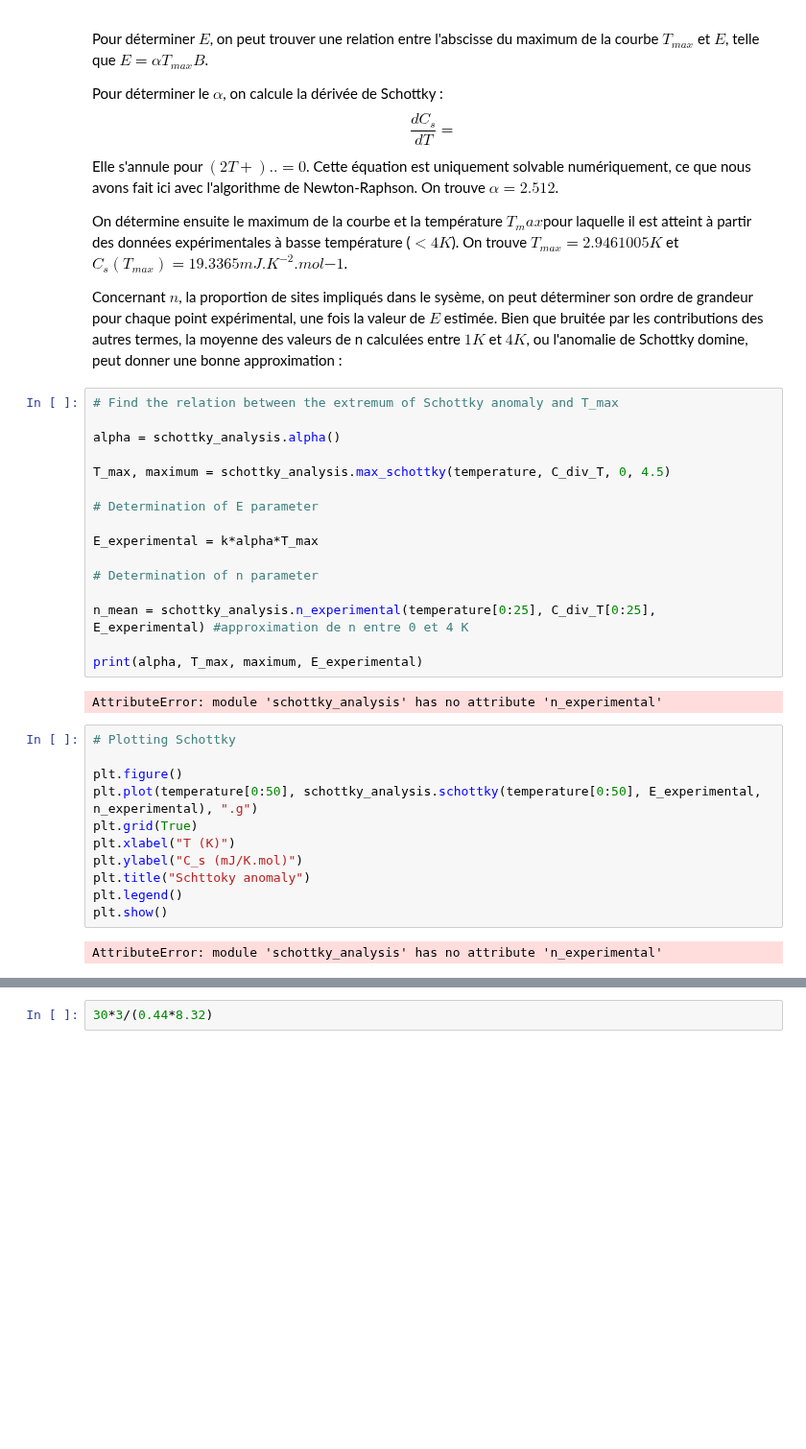
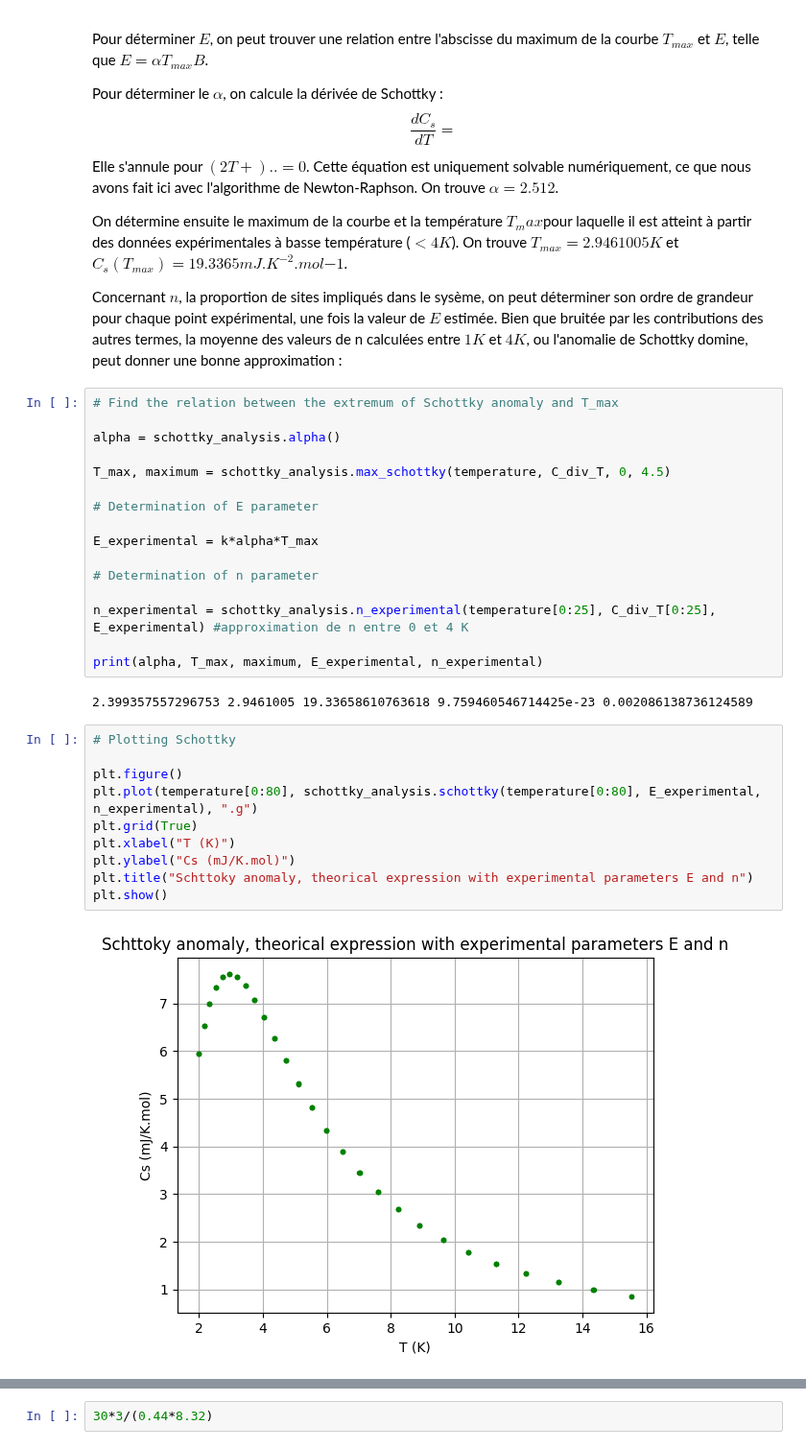
Before and after one commit to Gamal-on/YBCO, a Jupyter notebook: results_YBCO.ipynb, the cells around one changed output, grey strips where cells are left out. Shown at 96% size. Saved outputs shown, nothing was run; the diff lists cells and outputs as text; blank space fills up the shorter version.

```diff
--- a/results_YBCO.ipynb
+++ b/results_YBCO.ipynb
@@ -109,21 +110,20 @@ E_experimental = k*alpha*T_max
 
 # Determination of n parameter
 
-n_mean = schottky_analysis.n_experimental(temperature[0:25], C_div_T[0:25], E_experimental) #approximation de n entre 0 et 4 K
+n_experimental = schottky_analysis.n_experimental(temperature[0:25], C_div_T[0:25], E_experimental) #approximation de n entre 0 et 4 K
 
-print(alpha, T_max, maximum, E_experimental)
+print(alpha, T_max, maximum, E_experimental, n_experimental)
 # %% [output]
-AttributeError: module 'schottky_analysis' has no attribute 'n_experimental'
+2.399357557296753 2.9461005 19.33658610763618 9.759460546714425e-23 0.002086138736124589
 # %%
 # Plotting Schottky
 
 plt.figure()
-plt.plot(temperature[0:50], schottky_analysis.schottky(temperature[0:50], E_experimental, n_experimental), ".g")
+plt.plot(temperature[0:80], schottky_analysis.schottky(temperature[0:80], E_experimental, n_experimental), ".g")
 plt.grid(True)
 plt.xlabel("T (K)")
-plt.ylabel("C_s (mJ/K.mol)")
-plt.title("Schttoky anomaly")
-plt.legend()
+plt.ylabel("Cs (mJ/K.mol)")
+plt.title("Schttoky anomaly, theorical expression with experimental parameters E and n")
 plt.show()
 # %% [output]
-AttributeError: module 'schottky_analysis' has no attribute 'n_experimental'
+[figure, added]
```
Also changed, not shown: parts of 5 cells of this notebook, 1 other file.
